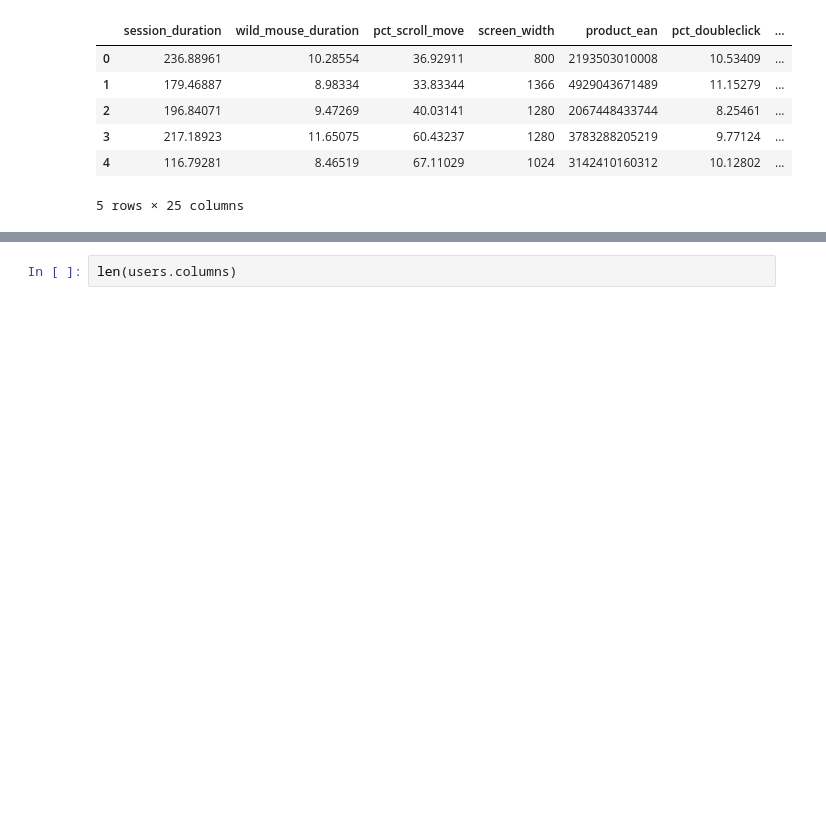
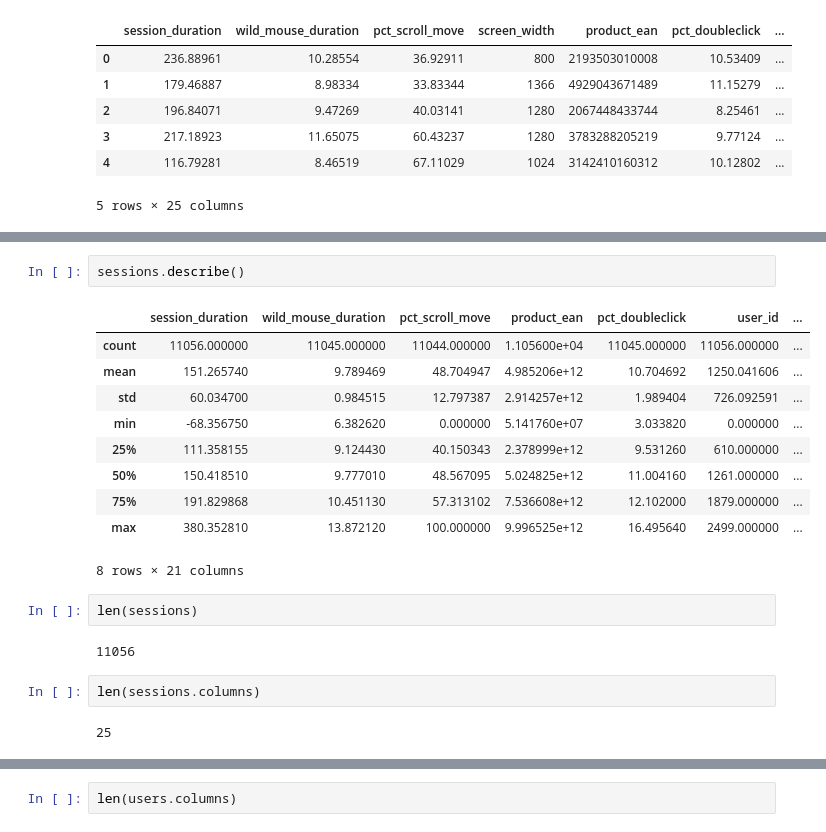
Before and after one commit to magnifiq/iau-project, a Jupyter notebook: Main.ipynb, the cells around one changed output, grey strips where cells are left out. Drawn from its saved outputs; the diff is of its cells as text; blank space fills up the shorter version.

```diff
--- a/Main.ipynb
+++ b/Main.ipynb
@@ -27,0 +159,21 @@ sessions.head()
+# %%
+sessions.describe()
+# %% [output]
+|  | session_duration | wild_mouse_duration | pct_scroll_move | product_ean | pct_doubleclick | user_id | ... |
+| count | 11056.000000 | 11045.000000 | 11044.000000 | 1.105600e+04 | 11045.000000 | 11056.000000 | ... |
+| mean | 151.265740 | 9.789469 | 48.704947 | 4.985206e+12 | 10.704692 | 1250.041606 | ... |
+| std | 60.034700 | 0.984515 | 12.797387 | 2.914257e+12 | 1.989404 | 726.092591 | ... |
+| min | -68.356750 | 6.382620 | 0.000000 | 5.141760e+07 | 3.033820 | 0.000000 | ... |
+| 25% | 111.358155 | 9.124430 | 40.150343 | 2.378999e+12 | 9.531260 | 610.000000 | ... |
+| 50% | 150.418510 | 9.777010 | 48.567095 | 5.024825e+12 | 11.004160 | 1261.000000 | ... |
+| 75% | 191.829868 | 10.451130 | 57.313102 | 7.536608e+12 | 12.102000 | 1879.000000 | ... |
+| max | 380.352810 | 13.872120 | 100.000000 | 9.996525e+12 | 16.495640 | 2499.000000 | ... |
+8 rows × 21 columns
+# %%
+len(sessions)
+# %% [output]
+11056
+# %%
+len(sessions.columns)
+# %% [output]
+25
```
Also changed, not shown: parts of 33 cells of this notebook.
